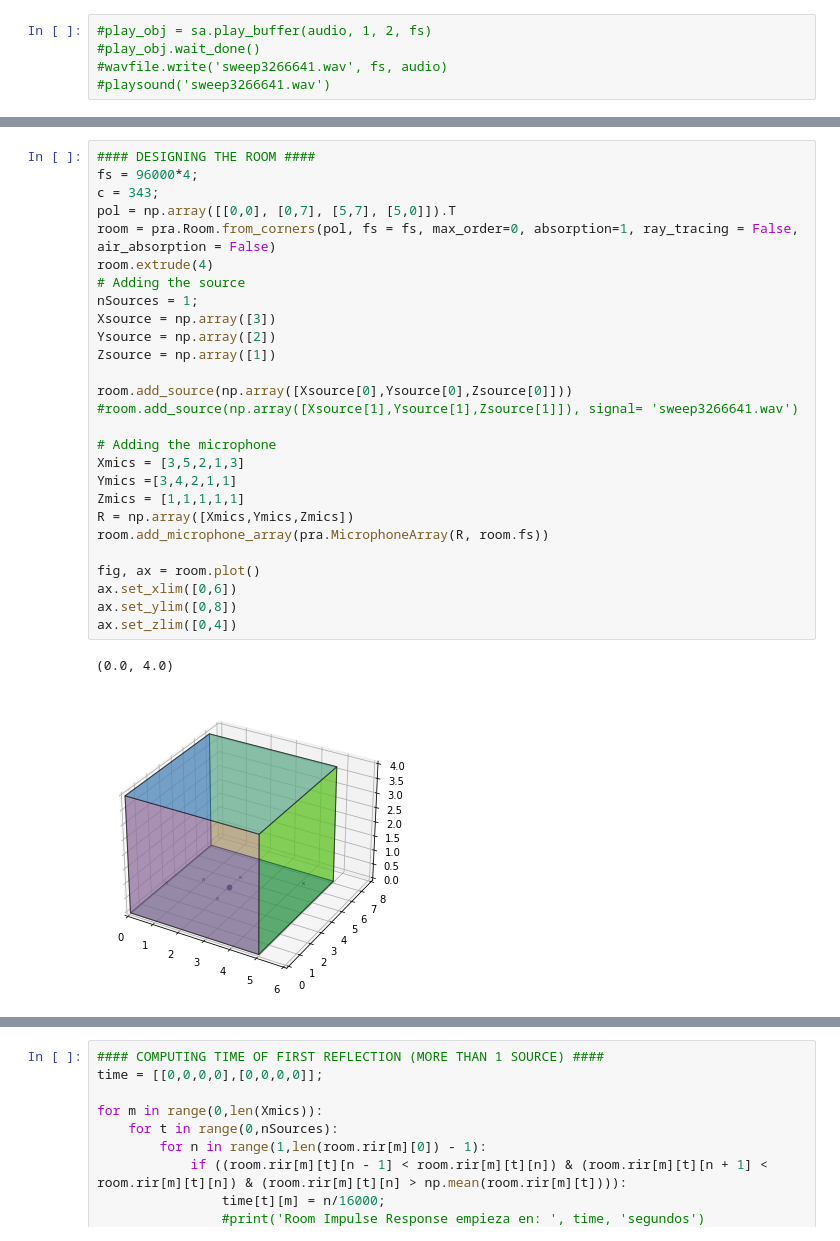
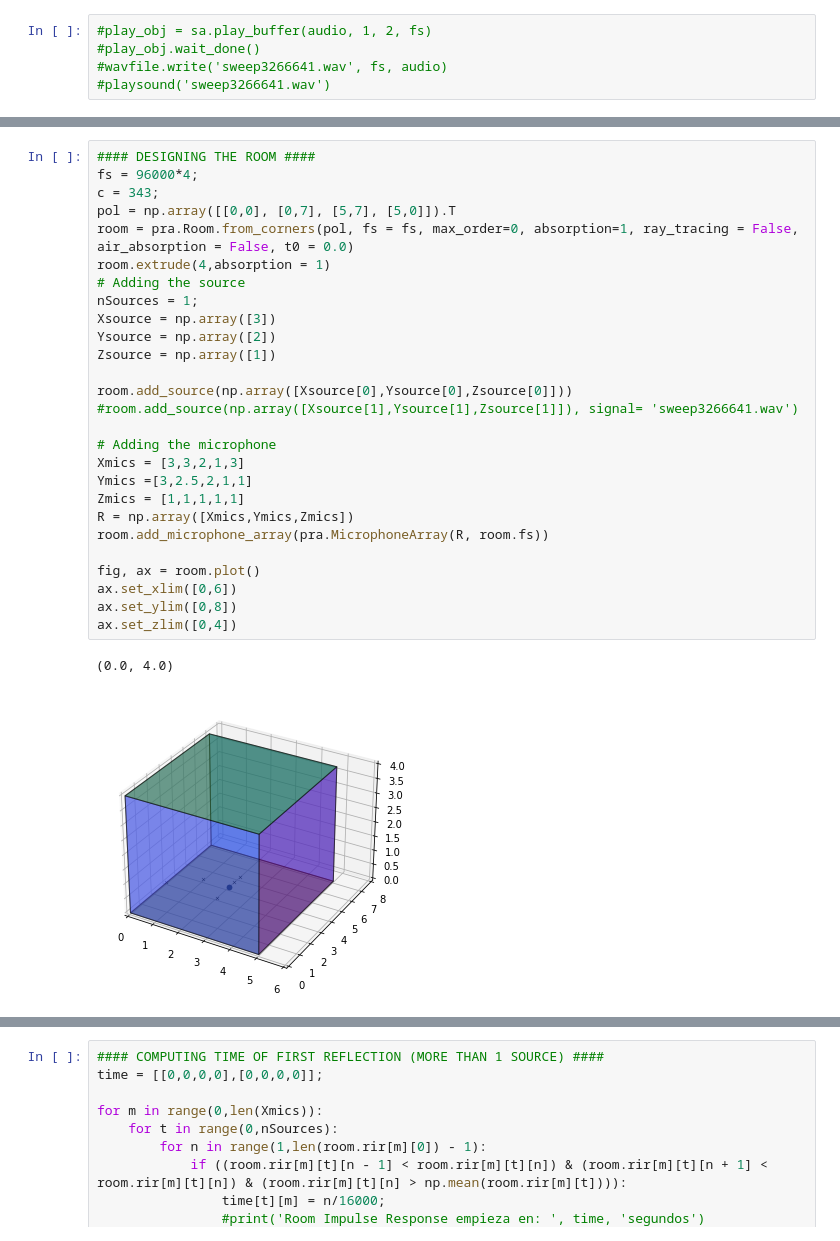
Before and after one commit to MrMidc/Project_Course, a Jupyter notebook: Calibrati_v2.ipynb, the cells around one changed output, grey strips where cells are left out. Drawn from its saved outputs; the diff is of its cells as text.

```diff
--- a/Calibrati_v2.ipynb
+++ b/Calibrati_v2.ipynb
@@ -33,33 +55,33 @@ audio = audio.astype(np.int16)
 # %%
 #### DESIGNING THE ROOM ####
 fs = 96000*4;
 c = 343;
 pol = np.array([[0,0], [0,7], [5,7], [5,0]]).T
-room = pra.Room.from_corners(pol, fs = fs, max_order=0, absorption=1, ray_tracing = False, air_absorption = False)
-room.extrude(4)
+room = pra.Room.from_corners(pol, fs = fs, max_order=0, absorption=1, ray_tracing = False, air_absorption = False, t0 = 0.0)
+room.extrude(4,absorption = 1)
 # Adding the source
 nSources = 1;
 Xsource = np.array([3])
 Ysource = np.array([2])
 Zsource = np.array([1])
 
 room.add_source(np.array([Xsource[0],Ysource[0],Zsource[0]]))
 #room.add_source(np.array([Xsource[1],Ysource[1],Zsource[1]]), signal= 'sweep3266641.wav')
 
 # Adding the microphone
-Xmics = [3,5,2,1,3]
-Ymics =[3,4,2,1,1]
+Xmics = [3,3,2,1,3]
+Ymics =[3,2.5,2,1,1]
 Zmics = [1,1,1,1,1]
 R = np.array([Xmics,Ymics,Zmics])
 room.add_microphone_array(pra.MicrophoneArray(R, room.fs))
 
 fig, ax = room.plot()
 ax.set_xlim([0,6])
 ax.set_ylim([0,8])
 ax.set_zlim([0,4])
 # %% [output]
 (0.0, 4.0)
-[figure, old version]
+[figure, new version]
 # %%
 #### COMPUTING RIR ####
 RIR = room.compute_rir()
```
Also changed, not shown: parts of 17 cells of this notebook.
